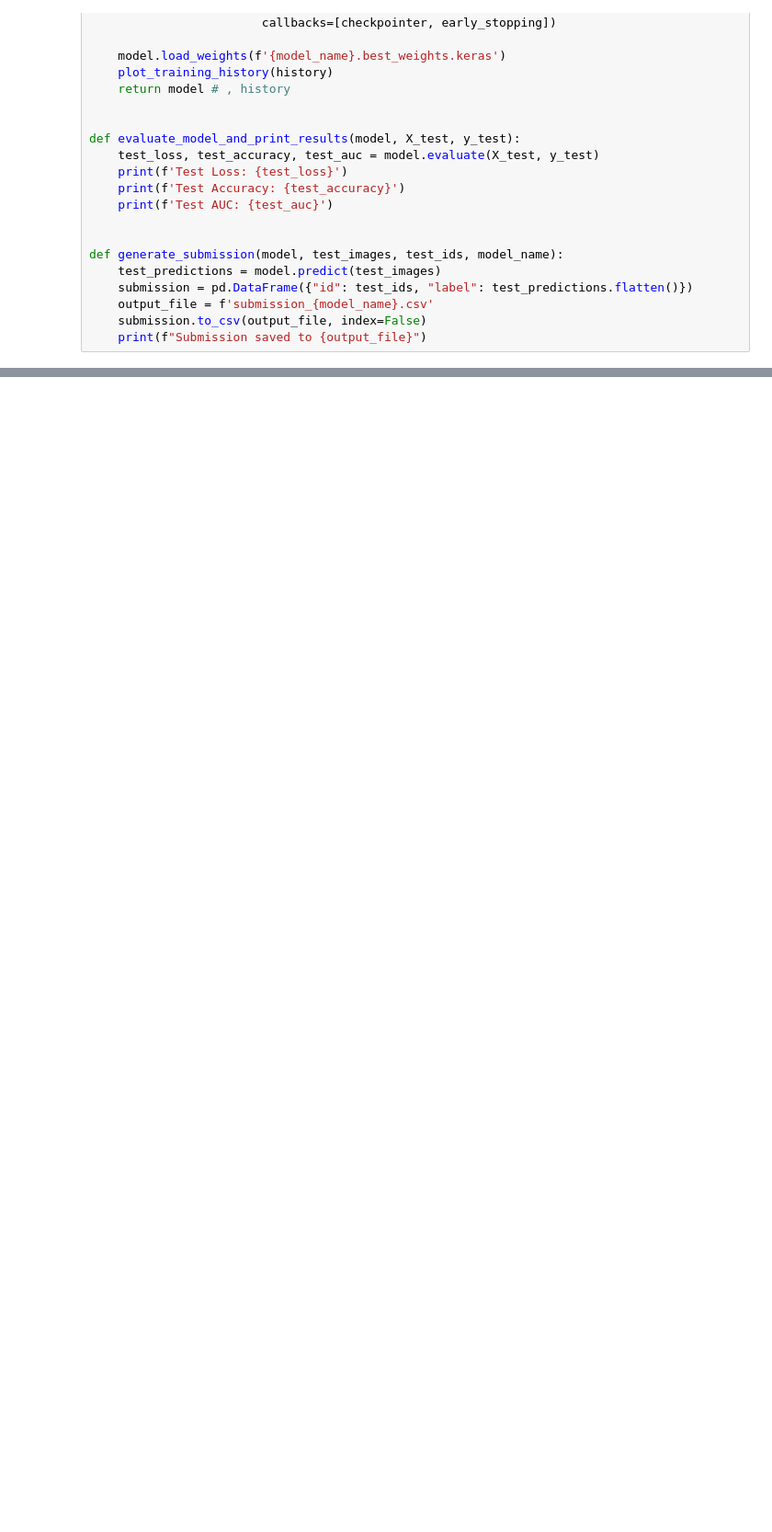
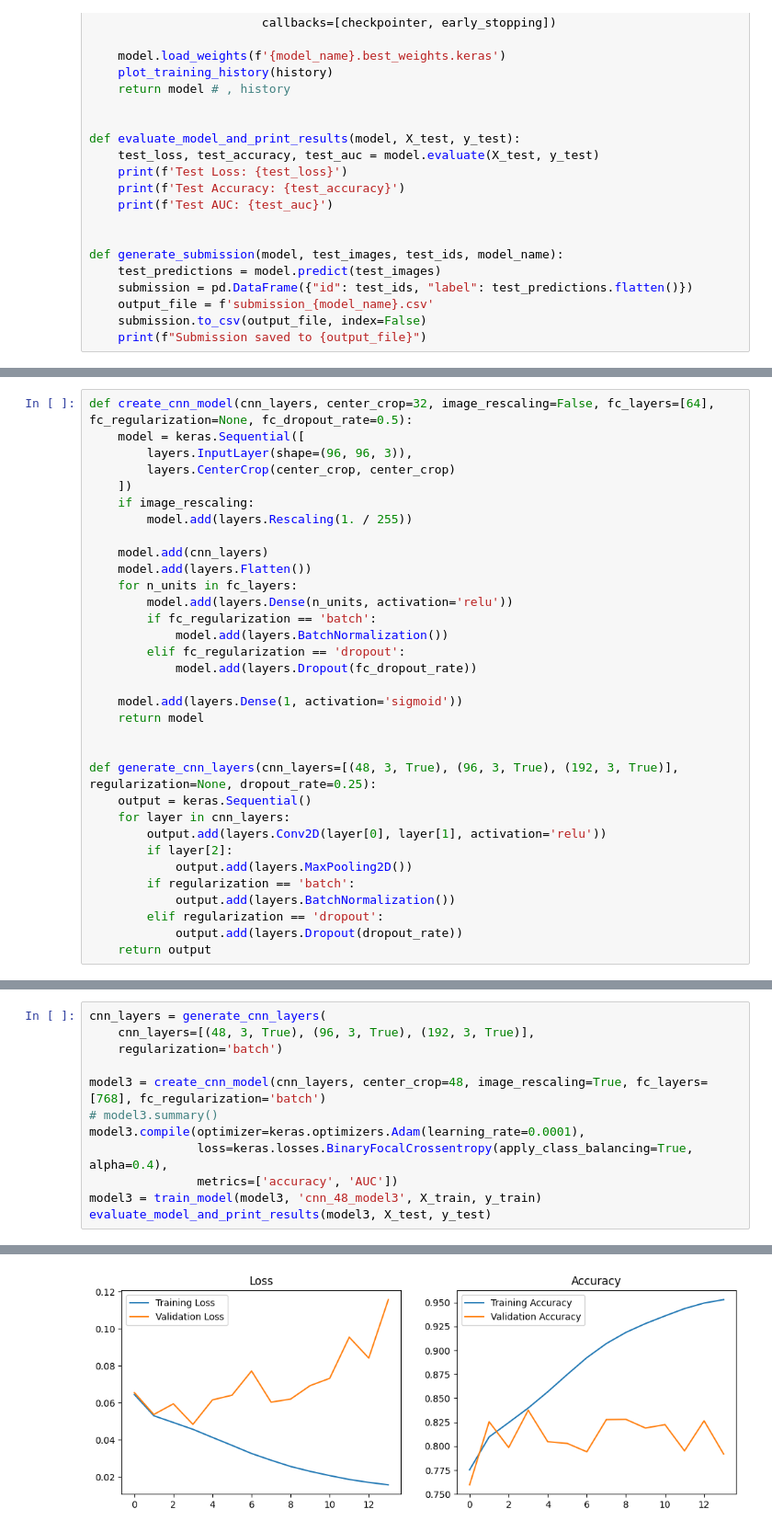
Before and after one commit to bharath1097/cnn-cancer-detection, a Jupyter notebook: cnn_cancer_detection_notebook_6.ipynb, the cells around one changed output, grey strips where cells are left out. Shown at 92% size. Drawn from its saved outputs; the diff is of its cells as text; blank space fills up the shorter version.

```diff
--- a/cnn_cancer_detection_notebook_6.ipynb
+++ b/cnn_cancer_detection_notebook_6.ipynb
@@ -95,0 +236,33 @@ def generate_submission(model, test_images, test_ids, model_name):
+# %%
+def create_cnn_model(cnn_layers, center_crop=32, image_rescaling=False, fc_layers=[64], fc_regularization=None, fc_dropout_rate=0.5):
+    model = keras.Sequential([
+        layers.InputLayer(shape=(96, 96, 3)),
+        layers.CenterCrop(center_crop, center_crop)
+    ])
+    if image_rescaling:
+        model.add(layers.Rescaling(1. / 255))
+
+    model.add(cnn_layers)
+    model.add(layers.Flatten())
+    for n_units in fc_layers:
+        model.add(layers.Dense(n_units, activation='relu'))
+        if fc_regularization == 'batch':
+            model.add(layers.BatchNormalization())
+        elif fc_regularization == 'dropout':
+            model.add(layers.Dropout(fc_dropout_rate))
+
+    model.add(layers.Dense(1, activation='sigmoid'))
+    return model
+
+
+def generate_cnn_layers(cnn_layers=[(48, 3, True), (96, 3, True), (192, 3, True)], regularization=None, dropout_rate=0.25):
+    output = keras.Sequential()
+    for layer in cnn_layers:
+        output.add(layers.Conv2D(layer[0], layer[1], activation='relu'))
+        if layer[2]:
+            output.add(layers.MaxPooling2D())
+        if regularization == 'batch':
+            output.add(layers.BatchNormalization())
+        elif regularization == 'dropout':
+            output.add(layers.Dropout(dropout_rate))
+    return output
@@ -95,0 +327,13 @@ def generate_submission(model, test_images, test_ids, model_name):
+# %%
+cnn_layers = generate_cnn_layers(
+    cnn_layers=[(48, 3, True), (96, 3, True), (192, 3, True)],
+    regularization='batch')
+
+model3 = create_cnn_model(cnn_layers, center_crop=48, image_rescaling=True, fc_layers=[768], fc_regularization='batch')
+# model3.summary()
+model3.compile(optimizer=keras.optimizers.Adam(learning_rate=0.0001),
+               loss=keras.losses.BinaryFocalCrossentropy(apply_class_balancing=True, alpha=0.4),
+               metrics=['accuracy', 'AUC'])
+model3 = train_model(model3, 'cnn_48_model3', X_train, y_train)
+evaluate_model_and_print_results(model3, X_test, y_test)
+# %% [output]
@@ -95,0 +357 @@ def generate_submission(model, test_images, test_ids, model_name):
+[figure, added]
```
Also changed, not shown: parts of 16 cells of this notebook.
